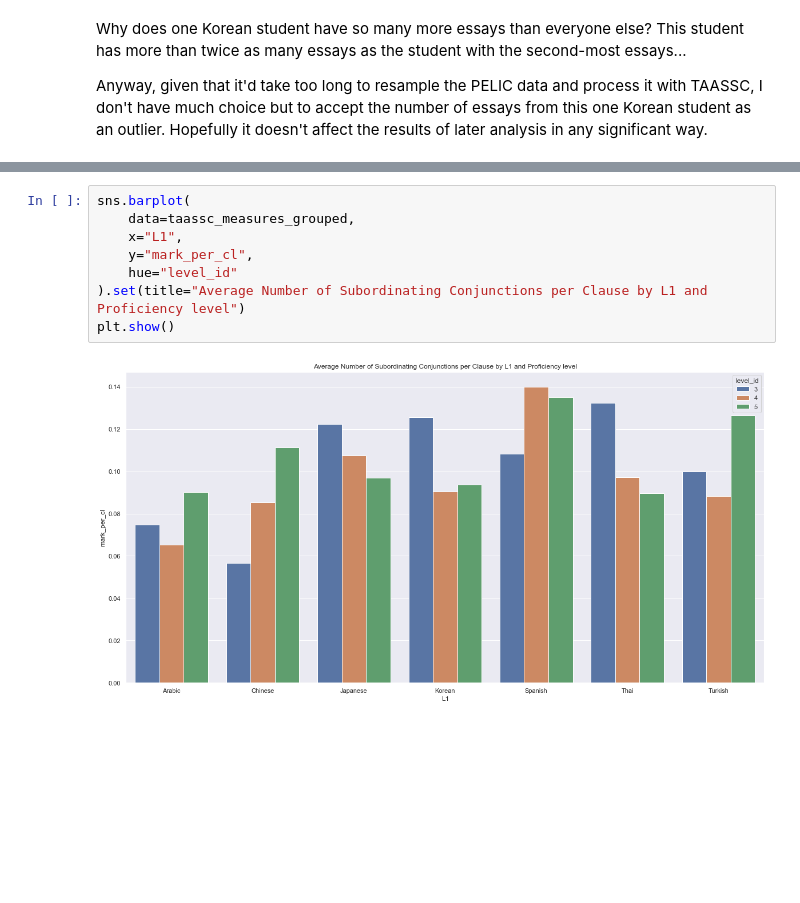
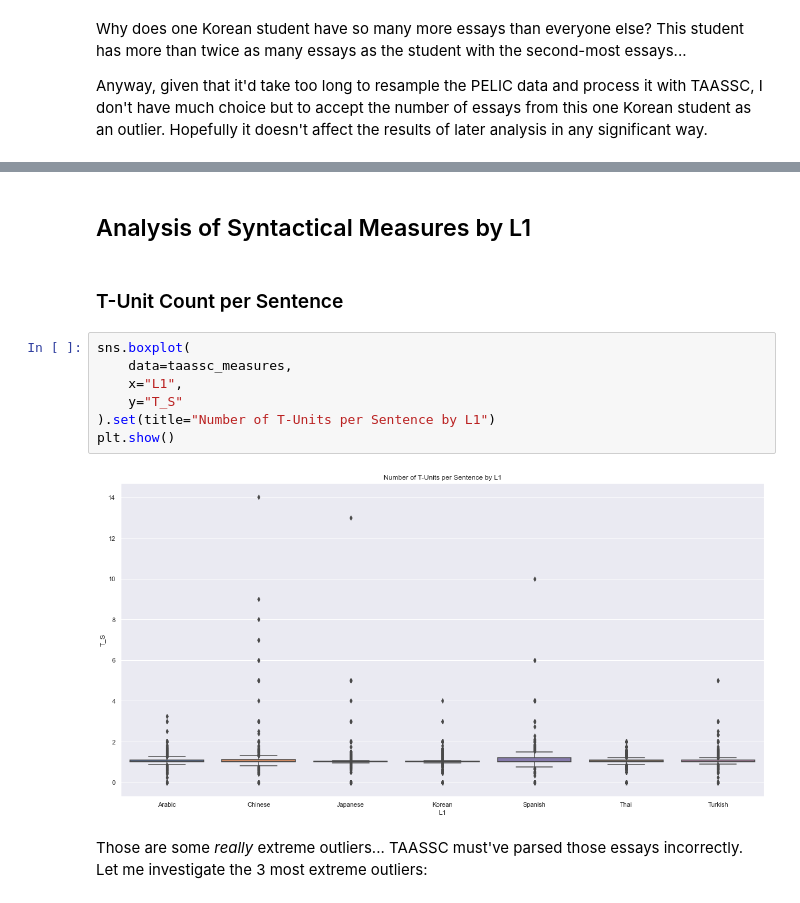
Before and after one commit to Data-Science-for-Linguists-2022/esl-syntactic-analysis, a Jupyter notebook: final-analysis.ipynb, the cells around one changed output, grey strips where cells are left out. Cells and saved outputs as stored; diff of their text form; blank space fills up the shorter version.

Commit message:
Add more exploratory data analysis

```diff
--- a/final-analysis.ipynb
+++ b/final-analysis.ipynb
@@ -274,10 +195,16 @@ plt.show()
-# %%
-sns.barplot(
-    data=taassc_measures_grouped,
-    x="L1",
-    y="mark_per_cl",
-    hue="level_id"
-).set(title="Average Number of Subordinating Conjunctions per Clause by L1 and Proficiency level")
-plt.show()
-# %% [output]
-[figure, removed]
+# %% [markdown]
+## Analysis of Syntactical Measures by L1
+# %% [markdown]
+### T-Unit Count per Sentence
+# %%
+sns.boxplot(
+    data=taassc_measures,
+    x="L1",
+    y="T_S"
+).set(title="Number of T-Units per Sentence by L1")
+plt.show()
+# %% [output]
+[figure, added]
+# %% [markdown]
+Those are some *really* extreme outliers... TAASSC must've parsed those essays incorrectly.
+Let me investigate the 3 most extreme outliers:
```
Also changed, not shown: parts of 92 cells of this notebook, 2 other files.
